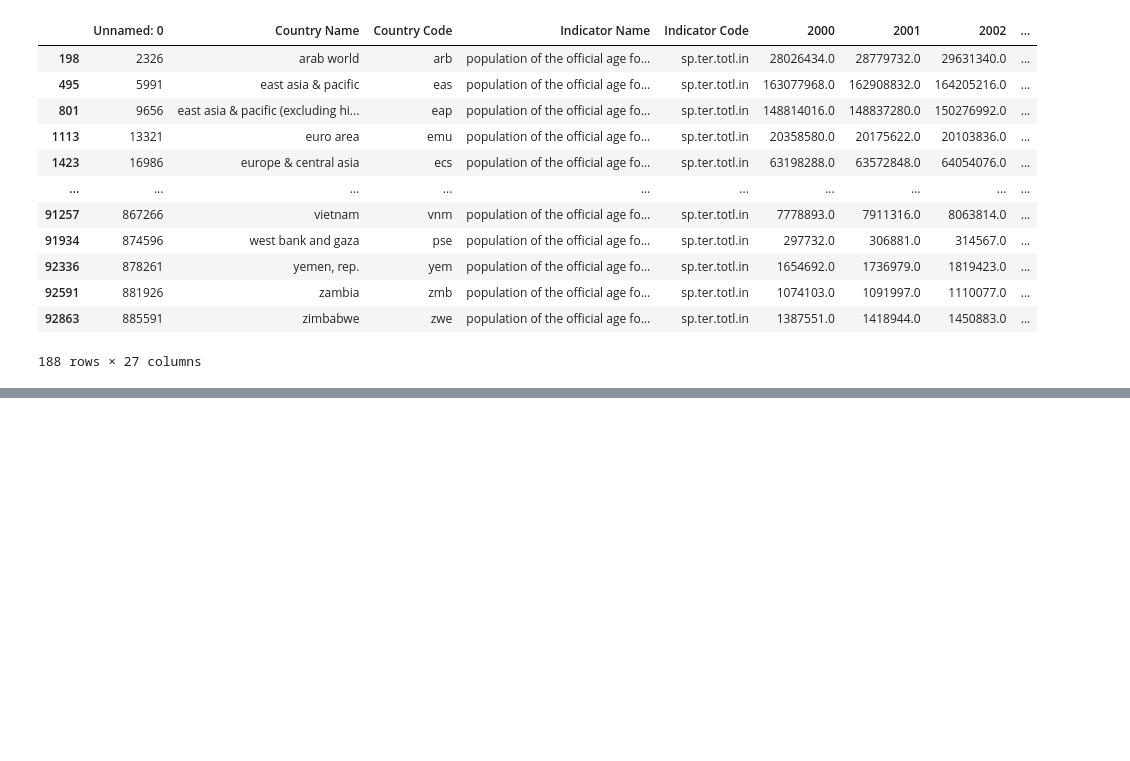
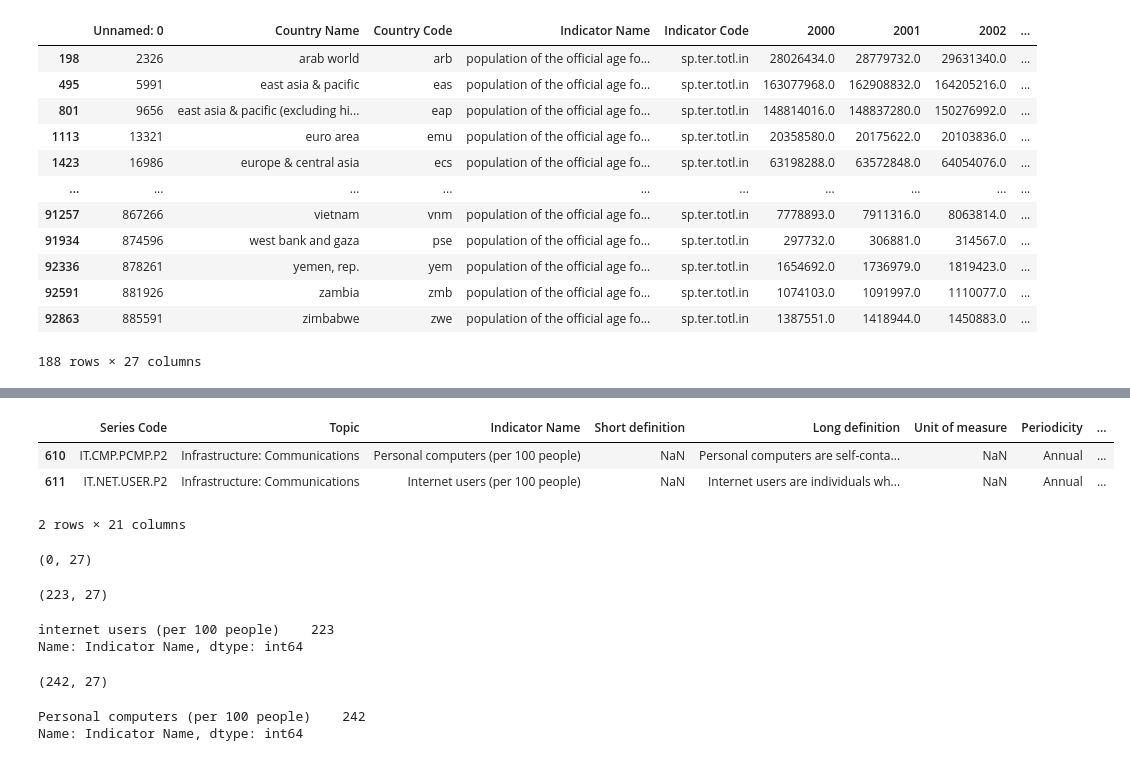
Before and after one commit to JulienfLeBoucher/OC_Edtech, a Jupyter notebook: LE-BOUCHER_Julien_1_notebook_122022.ipynb, the cells around one changed output, grey strips where cells are left out. Saved outputs shown, nothing was run; the diff lists cells and outputs as text; code cells hidden in the pictures; blank space fills up the shorter version.

```diff
--- a/LE-BOUCHER_Julien_1_notebook_122022.ipynb
+++ b/LE-BOUCHER_Julien_1_notebook_122022.ipynb
@@ -461,0 +594,7 @@ We have here 2 well-provided indicators. I am happy.
+# %%
+series.loc[series.Topic == 'Infrastructure: Communications']
+# %% [output]
+|  | Series Code | Topic | Indicator Name | Short definition | Long definition | Unit of measure | Periodicity | ... |
+| 610 | IT.CMP.PCMP.P2 | Infrastructure: Communications | Personal computers (per 100 people) | NaN | Personal computers are self-conta... | NaN | Annual | ... |
+| 611 | IT.NET.USER.P2 | Infrastructure: Communications | Internet users (per 100 people) | NaN | Internet users are individuals wh... | NaN | Annual | ... |
+2 rows × 21 columns
@@ -461,0 +607,13 @@ We have here 2 well-provided indicators. I am happy.
+# %%
+computers.shape
+# %% [output]
+(0, 27)
+# %%
+internet_users.shape
+# %% [output]
+(223, 27)
+# %%
+internet_users['Indicator Name'].value_counts()
+# %% [output]
+internet users (per 100 people)    223
+Name: Indicator Name, dtype: int64
@@ -461,0 +624,9 @@ We have here 2 well-provided indicators. I am happy.
+# %%
+computers.shape
+# %% [output]
+(242, 27)
+# %%
+computers['Indicator Name'].value_counts()
+# %% [output]
+Personal computers (per 100 people)    242
+Name: Indicator Name, dtype: int64
```
Also changed, not shown: parts of 44 cells of this notebook, 1 other file.
